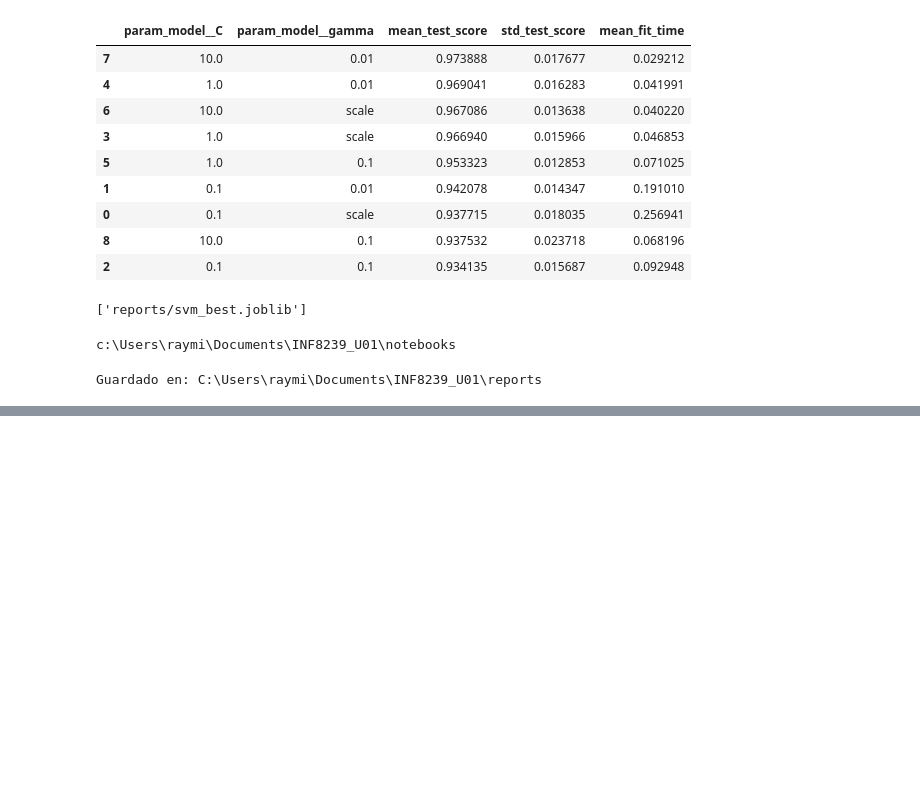
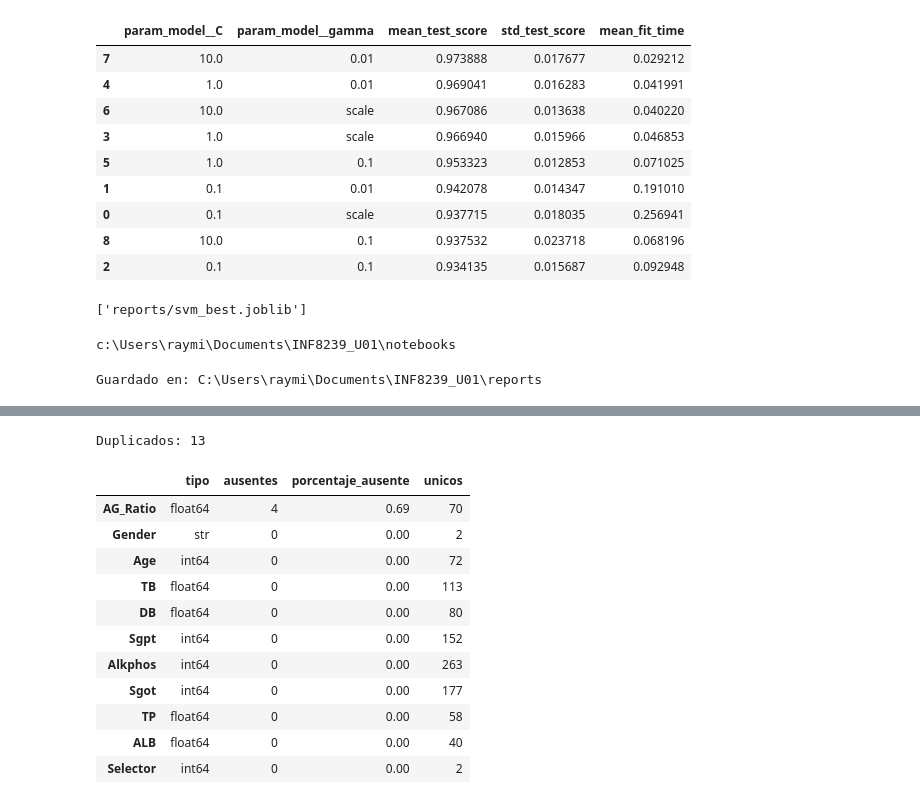
Before and after one commit to raimiruben/INF8239_U01, a Jupyter notebook: notebooks/01_svm_guiada.ipynb, the cells around one changed output, grey strips where cells are left out. Drawn from its saved outputs; the diff is of its cells as text; code cells hidden in the pictures; blank space fills up the shorter version.

```diff
--- a/notebooks/01_svm_guiada.ipynb
+++ b/notebooks/01_svm_guiada.ipynb
@@ -202,0 +226,15 @@ Guardado en: C:\Users\raymi\Documents\INF8239_U01\reports
+# %%
+import pandas as pd
+
+column_names = [
+    "Age", "Gender", "TB", "DB", "Alkphos", "Sgpt", "Sgot",
+    "TP", "ALB", "AG_Ratio", "Selector"
+]
+
+df = pd.read_csv("data/raw/dataset.csv", header=None, names=column_names)
+
+print(df.shape)
+print(df.dtypes)
+print(df.head())
+print(df.tail())
+assert not df.empty
@@ -202,0 +259,24 @@ Guardado en: C:\Users\raymi\Documents\INF8239_U01\reports
+# %%
+audit = pd.DataFrame({
+    "tipo": df.dtypes.astype(str),
+    "ausentes": df.isna().sum(),
+    "porcentaje_ausente": (df.isna().mean()*100).round(2),
+    "unicos": df.nunique(dropna=False)
+}).sort_values("porcentaje_ausente", ascending=False)
+
+print("Duplicados:", df.duplicated().sum())
+audit
+# %% [output]
+Duplicados: 13
+|  | tipo | ausentes | porcentaje_ausente | unicos |
+| AG_Ratio | float64 | 4 | 0.69 | 70 |
+| Gender | str | 0 | 0.00 | 2 |
+| Age | int64 | 0 | 0.00 | 72 |
+| TB | float64 | 0 | 0.00 | 113 |
+| DB | float64 | 0 | 0.00 | 80 |
+| Sgpt | int64 | 0 | 0.00 | 152 |
+| Alkphos | int64 | 0 | 0.00 | 263 |
+| Sgot | int64 | 0 | 0.00 | 177 |
+| TP | float64 | 0 | 0.00 | 58 |
+| ALB | float64 | 0 | 0.00 | 40 |
+| Selector | int64 | 0 | 0.00 | 2 |
```
Also changed, not shown: parts of 10 cells of this notebook.
